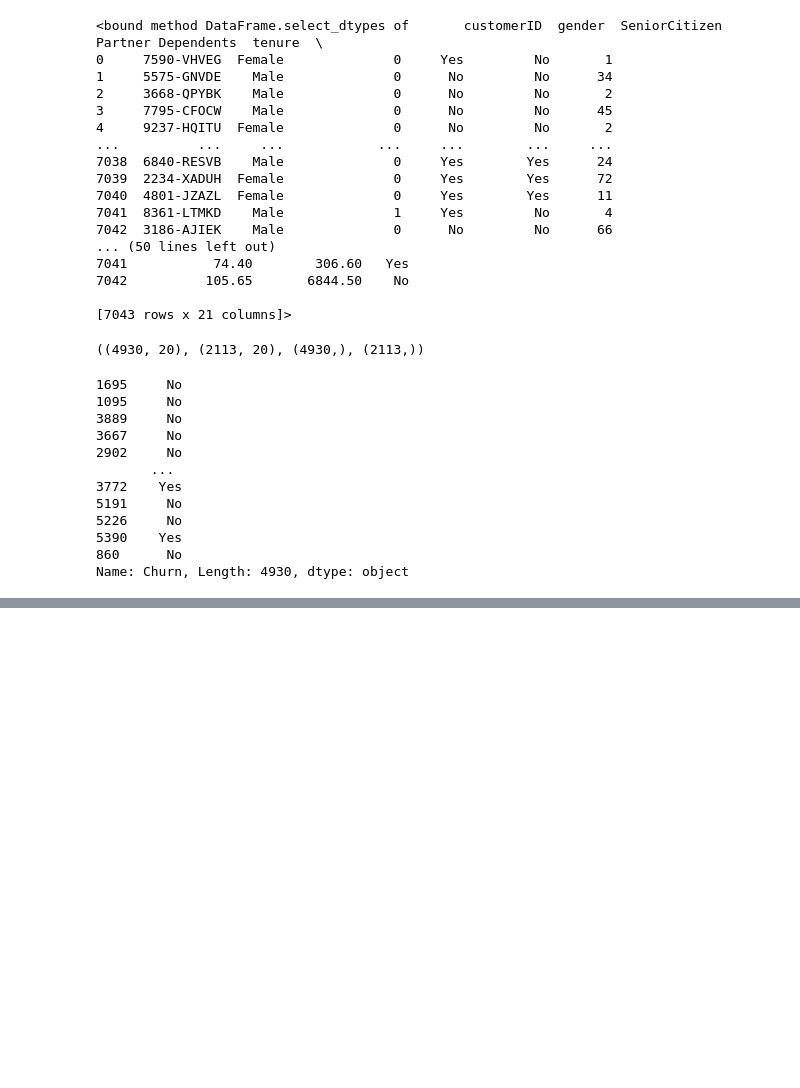
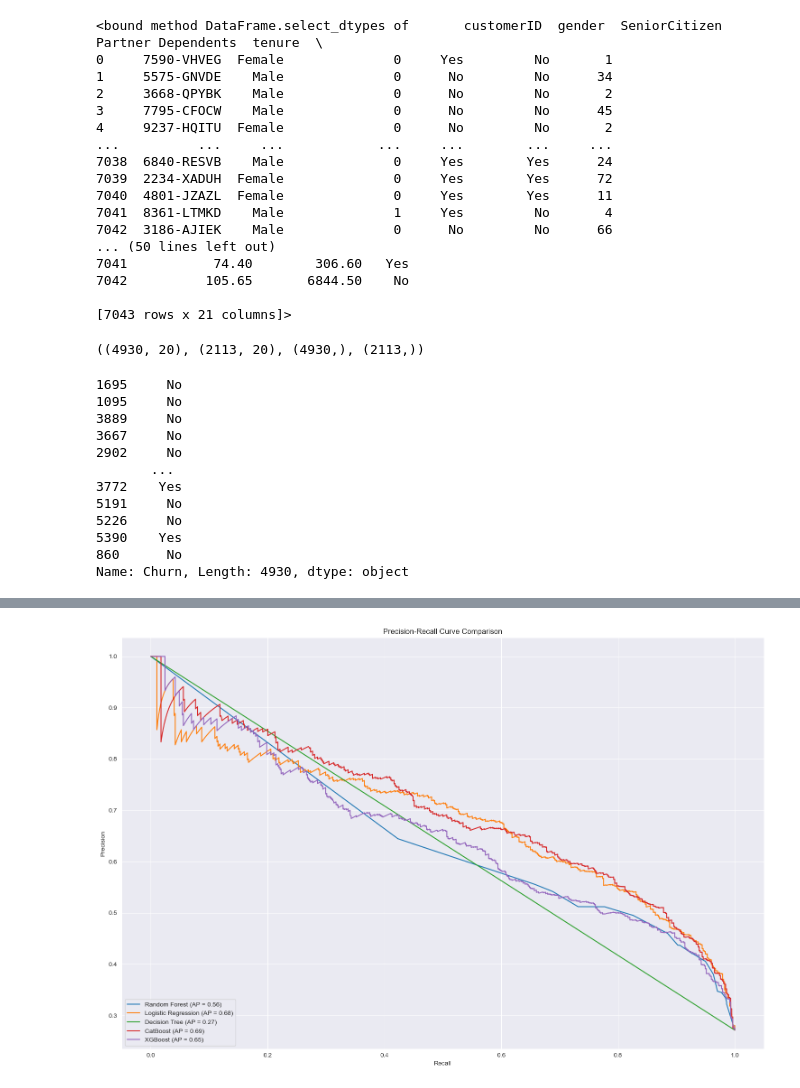
Before and after one commit to DeniseLeah/telcom_churn, a Jupyter notebook: simple.ipynb, the cells around one changed output, grey strips where cells are left out. Cells and saved outputs as stored; diff of their text form; code cells hidden in the pictures; blank space fills up the shorter version.

Commit message:
uploaded final models

```diff
--- a/simple.ipynb
+++ b/simple.ipynb
@@ -511,7 +457,7 @@ def objective(trial):
         "min_samples_leaf": trial.suggest_int("min_samples_leaf", 1, 20),
         "max_features": trial.suggest_categorical("max_features", ["sqrt", "log2", 0.3, 0.5, 0.7]),
         "criterion": trial.suggest_categorical("criterion", ["gini", "entropy"]),
-        "bootstrap": trial.suggest_categorical("bootstrap", [True, False]),
+        "bootstrap": trial.suggest_categorical("bootstrap", [True]),
         "ccp_alpha": trial.suggest_float("ccp_alpha", 0.0, 0.1, step=0.01),
         "class_weight": trial.suggest_categorical("class_weight", [None, 'balanced']),
         "max_samples": trial.suggest_float("max_samples", 0.5, 1.0, step=0.1),
@@ -562,6 +508,6 @@ final_rf_pipeline = Pipeline([
 ])
 
 final_rf_pipeline.fit(X_train, y_train)
-rf_pred = final_rf_pipeline.predict(X_test)
-rf_probs = final_rf_pipeline.predict_proba(X_test)[:, 1]
+f_rf_pred = final_rf_pipeline.predict(X_test)
+f_rf_probs = final_rf_pipeline.predict_proba(X_test)
 # %% [output]
@@ -592,0 +631,7 @@ final_rf_pipeline.fit(X_train, y_train)
+# %%
+best_params = study.best_trial.params
+final_dtc_pipeline = Pipeline([
+    ('preprocessor', preprocessor_dtc),
+    ('dtc', DecisionTreeClassifier(**best_params))
+])
+final_dtc_pipeline.fit(X_train, y_train)
@@ -592,0 +804,32 @@ final_rf_pipeline.fit(X_train, y_train)
+# %%
+# Precision-Recall for each model
+models = {
+    'Random Forest': f_rf_probs,
+    'Logistic Regression': f_lr_prob,
+    'Decision Tree': f_dtc_probs,
+    'CatBoost': cat_prob,
+    'XGBoost': xgb_prob
+}
+
+plt.figure(figsize=(15, 10))
+
+for name, probs in models.items():
+    # If probs is 2D (from predict_proba), get class 1 probs
+    if probs.ndim == 2:
+        probs = probs[:, 1]
+
+    precision, recall, _ = precision_recall_curve(y_test_b, probs)
+    avg_precision = average_precision_score(y_test_b, probs)
+
+    plt.plot(recall, precision, label=f"{name} (AP = {avg_precision:.2f})")
+
+# Plot formatting
+plt.xlabel('Recall')
+plt.ylabel('Precision')
+plt.title('Precision-Recall Curve Comparison')
+plt.legend(loc='lower left')
+plt.grid(True)
+plt.tight_layout()
+plt.show()
+# %% [output]
+[figure, added]
```
Also changed, not shown: parts of 20 cells of this notebook, 6 other files.
